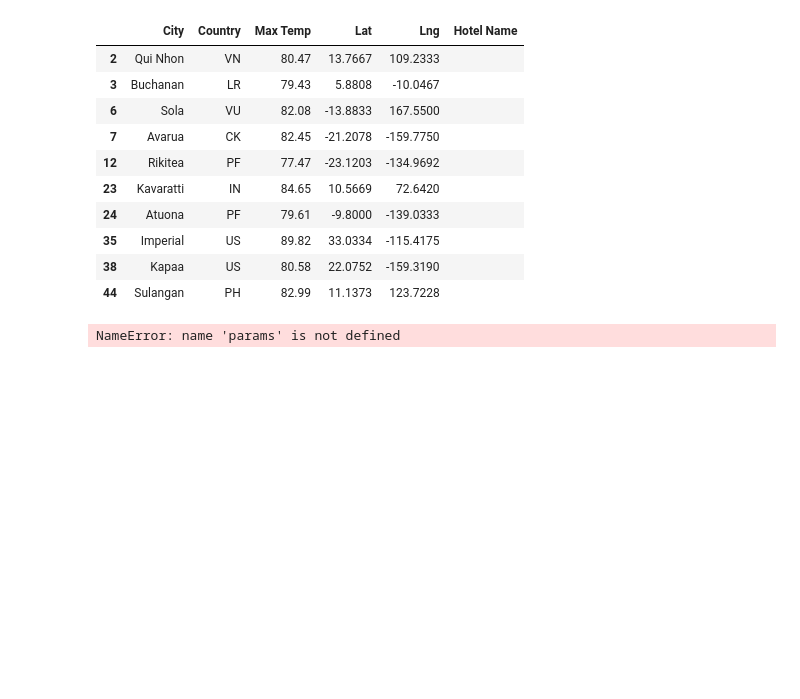
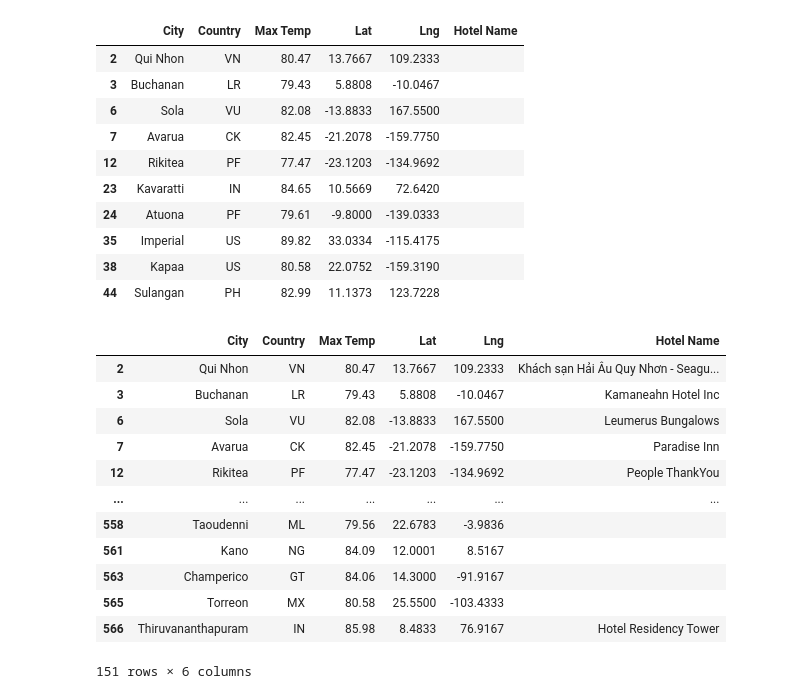
Before and after one commit to sadayas/World_Weather_Analysis, a Jupyter notebook: VacationPy.ipynb, the cells around one changed output. Drawn from its saved outputs; the diff is of its cells as text; code cells hidden in the pictures; blank space fills up the shorter version.

```diff
--- a/VacationPy.ipynb
+++ b/VacationPy.ipynb
@@ -168,6 +168,13 @@ hotel_df.head(10)
 | 35 | Imperial | US | 89.82 | 33.0334 | -115.4175 |  |
 | 38 | Kapaa | US | 80.58 | 22.0752 | -159.3190 |  |
 | 44 | Sulangan | PH | 82.99 | 11.1373 | 123.7228 |  |
+# %%
+# Set parameters to search for a hotel.
+params = {
+    "radius": 5000,
+    "type": "lodging",
+    "key": g_key
+}
 # %%
 # Iterate through the DataFrame.
 for index, row in hotel_df.iterrows():
@@ -182,15 +189,29 @@ for index, row in hotel_df.iterrows():
     base_url = "https://maps.googleapis.com/maps/api/place/nearbysearch/json"
     # Make request and get the JSON data from the search.
     hotels = requests.get(base_url, params=params).json()
-
     # Grab the first hotel from the results and store the name.
-
+    # Grab the first hotel from the results and store the name.
+# Grab the first hotel from the results and store the name.
 try:
     hotel_df.loc[index, "Hotel Name"] = hotels["results"][0]["name"]
 except (IndexError):
     print("Hotel not found... skipping.")
-# %% [output]
-NameError: name 'params' is not defined
+# %%
+hotel_df
+# %% [output]
+|  | City | Country | Max Temp | Lat | Lng | Hotel Name |
+| 2 | Qui Nhon | VN | 80.47 | 13.7667 | 109.2333 | Khách sạn Hải Âu Quy Nhơn - Seagu... |
+| 3 | Buchanan | LR | 79.43 | 5.8808 | -10.0467 | Kamaneahn Hotel Inc |
+| 6 | Sola | VU | 82.08 | -13.8833 | 167.5500 | Leumerus Bungalows |
+| 7 | Avarua | CK | 82.45 | -21.2078 | -159.7750 | Paradise Inn |
+| 12 | Rikitea | PF | 77.47 | -23.1203 | -134.9692 | People ThankYou |
+| ... | ... | ... | ... | ... | ... | ... |
+| 558 | Taoudenni | ML | 79.56 | 22.6783 | -3.9836 |  |
+| 561 | Kano | NG | 84.09 | 12.0001 | 8.5167 |  |
+| 563 | Champerico | GT | 84.06 | 14.3000 | -91.9167 |  |
+| 565 | Torreon | MX | 80.58 | 25.5500 | -103.4333 |  |
+| 566 | Thiruvananthapuram | IN | 85.98 | 8.4833 | 76.9167 | Hotel Residency Tower |
+151 rows × 6 columns
 # %%
 # Add a heatmap of temperature for the vacation spots.
 locations = hotel_df[["Lat", "Lng"]]
```
Also changed, not shown: 12 other files.
